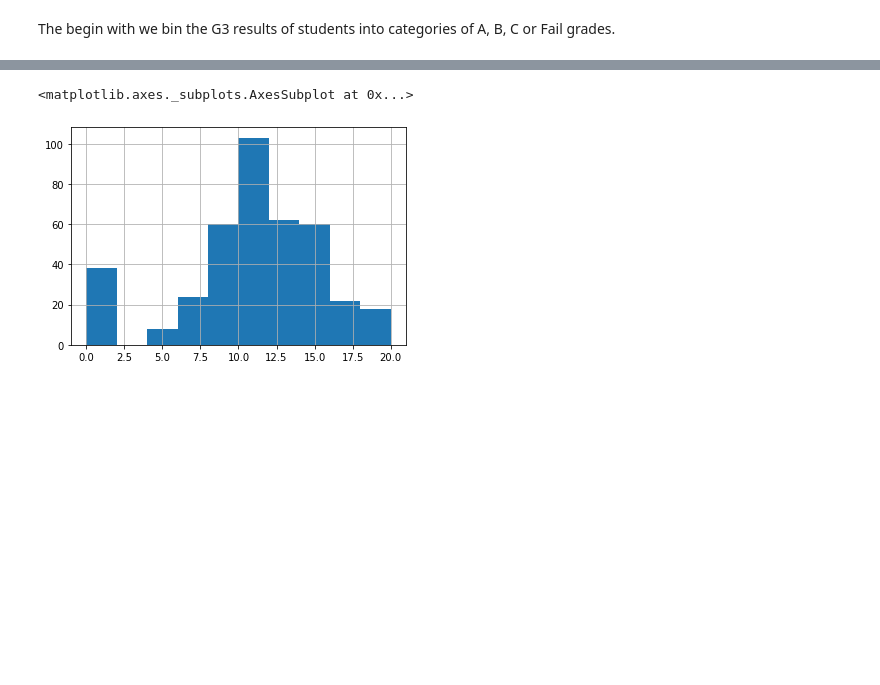
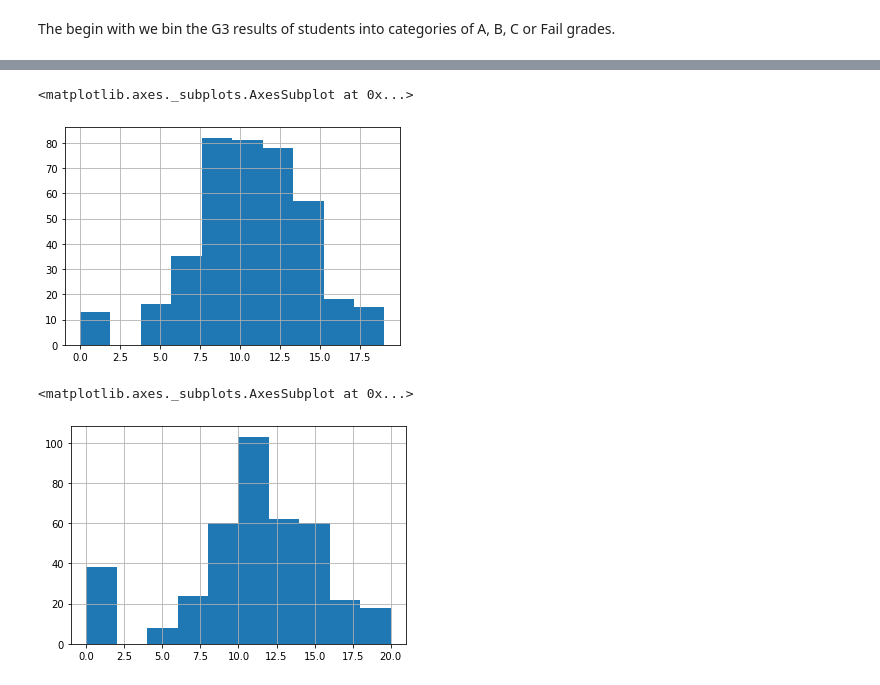
Before and after one commit to romanfen/F21DL-G6, a Jupyter notebook: Student_Performance_Model.ipynb, the cells around one changed output, grey strips where cells are left out. Saved outputs shown, nothing was run; the diff lists cells and outputs as text; code cells hidden in the pictures; blank space fills up the shorter version.

```diff
--- a/Student_Performance_Model.ipynb
+++ b/Student_Performance_Model.ipynb
@@ -144,3 +149,8 @@ The begin with we bin the G3 results of students into categories of A, B, C or F
+# %%
+students['G2'].hist()
+# %% [output]
+<matplotlib.axes._subplots.AxesSubplot at 0x...>
+[figure, added]
 # %%
 students['G3'].hist()
 # %% [output]
```
Also changed, not shown: parts of 17 cells of this notebook.
